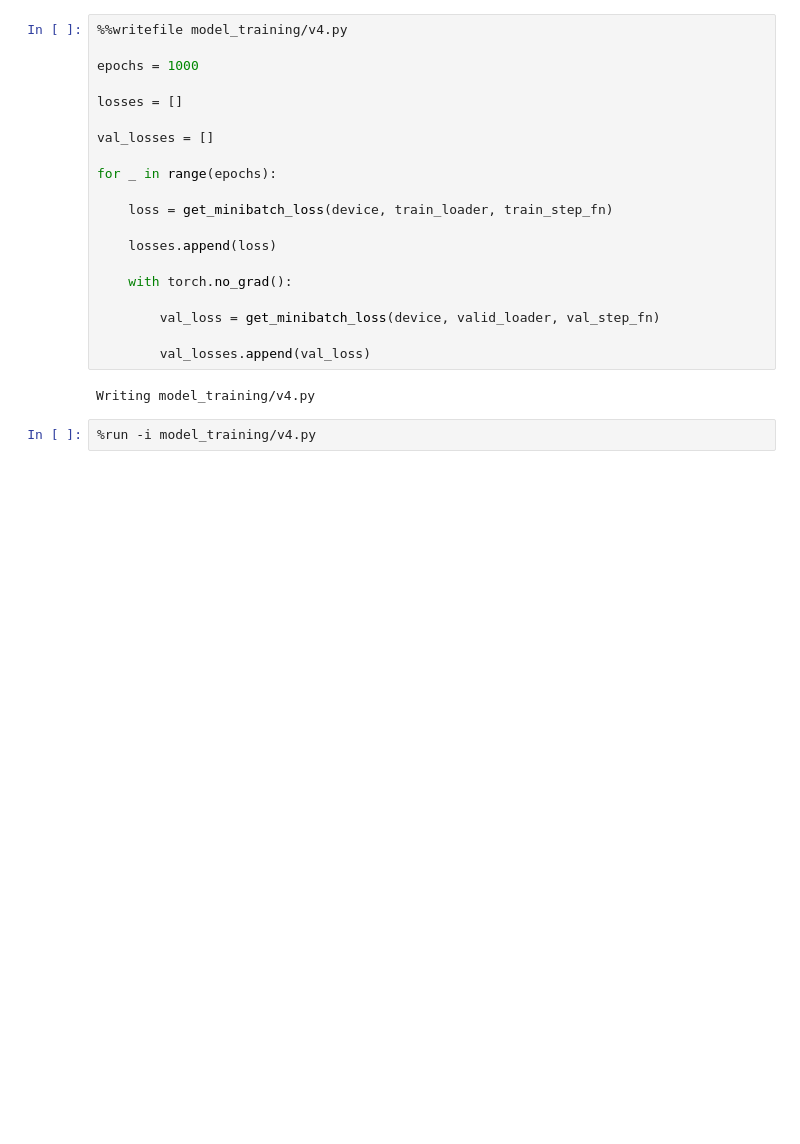
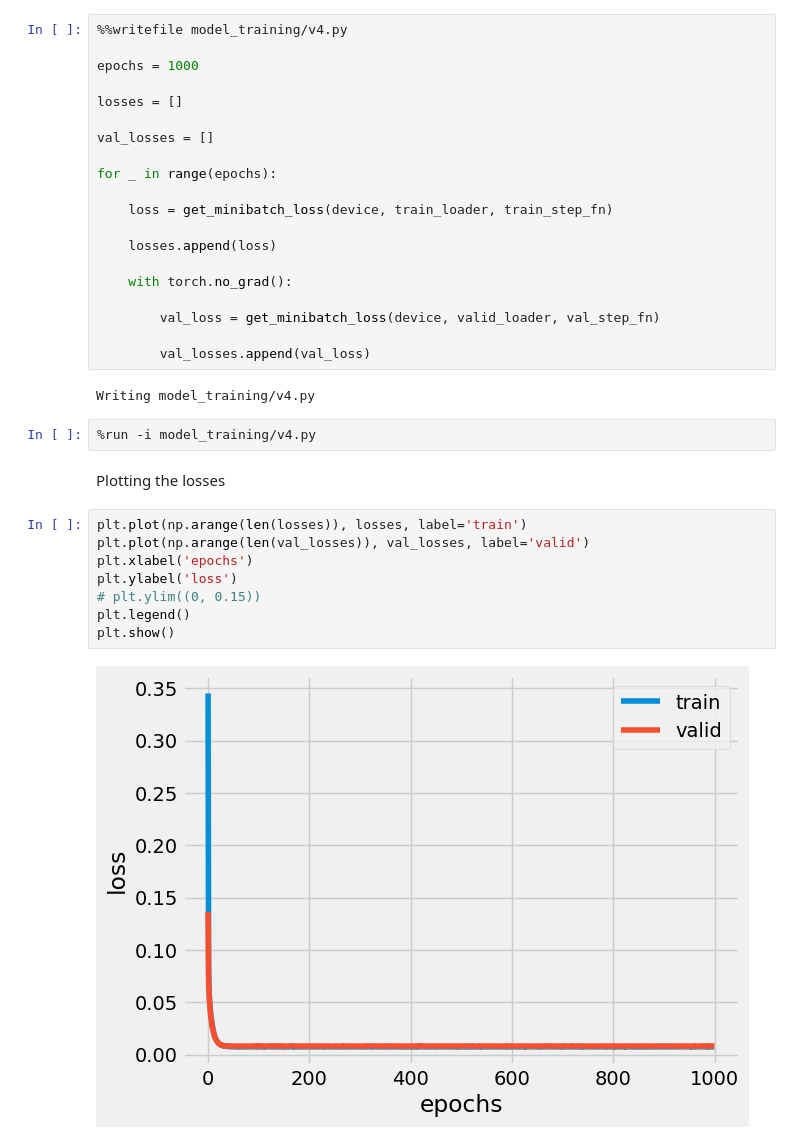
Before and after one commit to VaheC/Pytorch_Study, a Jupyter notebook: chapter2.ipynb, the cells around one changed output. Saved outputs shown, nothing was run; the diff lists cells and outputs as text; blank space fills up the shorter version.

Commit message:
chapter2 loss curve added

```diff
--- a/chapter2.ipynb
+++ b/chapter2.ipynb
@@ -340,3 +340,15 @@ for _ in range(epochs):
 Writing model_training/v4.py
 # %%
 %run -i model_training/v4.py
+# %% [markdown]
+Plotting the losses
+# %%
+plt.plot(np.arange(len(losses)), losses, label='train')
+plt.plot(np.arange(len(val_losses)), val_losses, label='valid')
+plt.xlabel('epochs')
+plt.ylabel('loss')
+# plt.ylim((0, 0.15))
+plt.legend()
+plt.show()
+# %% [output]
+[figure, added]
```
